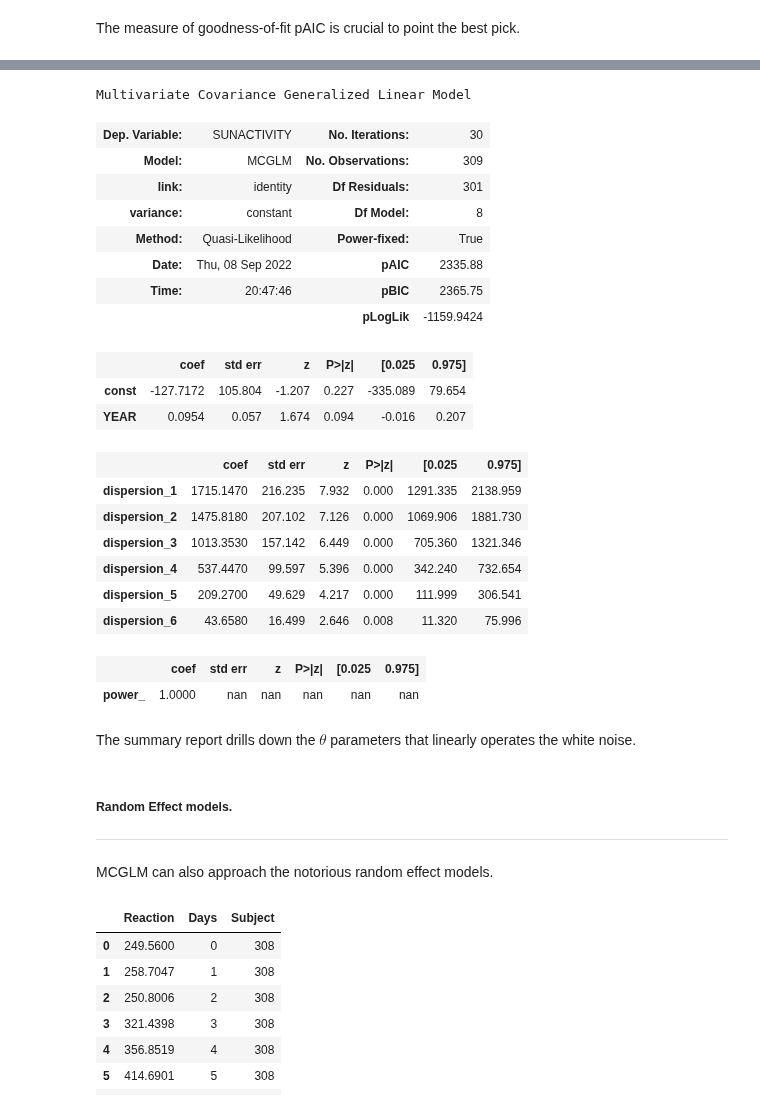
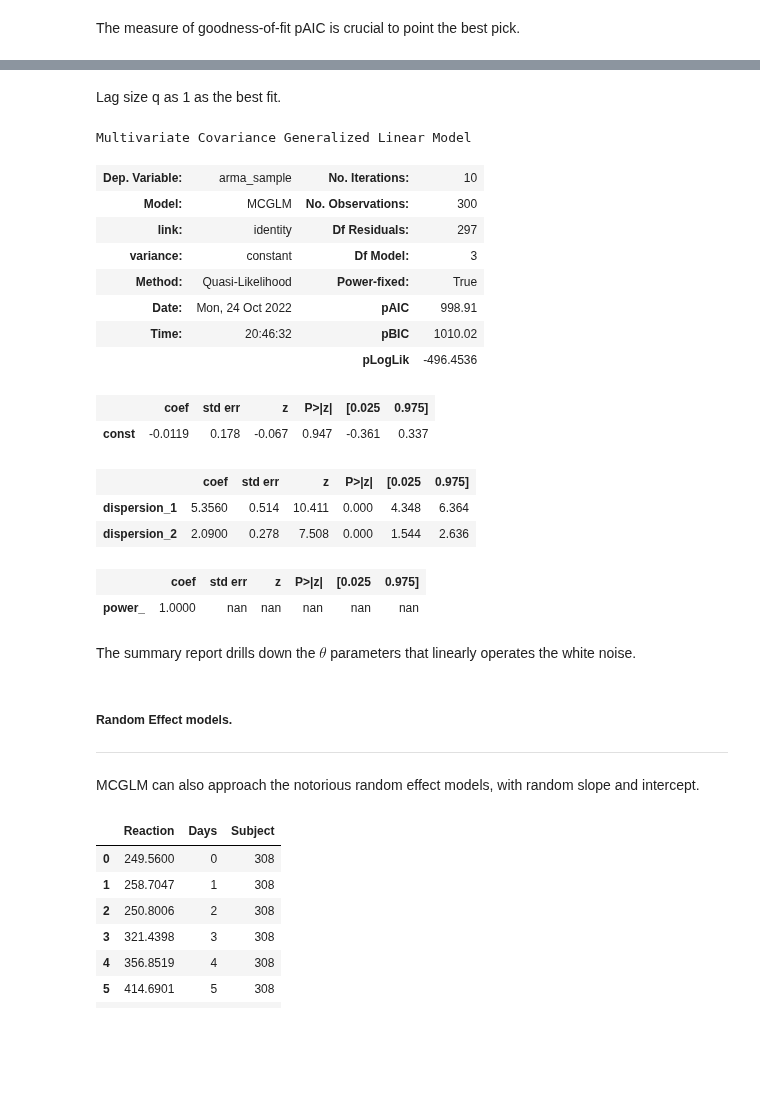
Before and after one commit to jeancmaia/mcglm, a Jupyter notebook: nbks/tutorial_mcglm.ipynb, the cells around one changed output, grey strips where cells are left out. Saved outputs shown, nothing was run; the diff lists cells and outputs as text; code cells hidden in the pictures; blank space fills up the shorter version.

Commit message:
Attribute and Variance

```diff
--- a/nbks/tutorial_mcglm.ipynb
+++ b/nbks/tutorial_mcglm.ipynb
@@ -484,0 +419,13 @@ plt.show()
+# %%
+from statsmodels.tsa.arima_process import ArmaProcess
+
+arma_obj = ArmaProcess(ar=[1], ma=[1, 2])
+arma_sample = arma_obj.generate_sample(nsample=300)
+
+data = pd.DataFrame()
+data["arma_sample"] = arma_sample
+data["index"] = list(range(0, 300))
+data = add_constant(data)
+
+X = data[["const"]]
+y = data["arma_sample"]
@@ -485,13 +439,13 @@ plt.show()
 # %% [markdown]
 The measure of goodness-of-fit pAIC is crucial to point the best pick.
 # %%
-one_order = [mc_id(X), mc_ma(id="const", time="YEAR", data=X, order=1)]
-two_order = [*one_order, mc_ma(id="const", time="YEAR", data=X, order=2)]
-three_order = [*two_order, mc_ma(id="const", time="YEAR", data=X, order=3)]
-four_order = [*three_order, mc_ma(id="const", time="YEAR", data=X, order=4)]
-five_order = [*four_order, mc_ma(id="const", time="YEAR", data=X, order=5)]
-six_order = [*five_order, mc_ma(id="const", time="YEAR", data=X, order=6)]
-seven_order = [*six_order, mc_ma(id="const", time="YEAR", data=X, order=7)]
+one_order = [mc_id(X), mc_ma(id="const", time="index", data=data, order=1)]
+two_order = [*one_order, mc_ma(id="const", time="index", data=data, order=2)]
+three_order = [*two_order, mc_ma(id="const", time="index", data=data, order=3)]
+four_order = [*three_order, mc_ma(id="const", time="index", data=data, order=4)]
+five_order = [*four_order, mc_ma(id="const", time="index", data=data, order=5)]
+six_order = [*five_order, mc_ma(id="const", time="index", data=data, order=6)]
+seven_order = [*six_order, mc_ma(id="const", time="index", data=data, order=7)]
 # %%
 for index, order in enumerate(
     [one_order, two_order, three_order, four_order, five_order, six_order, seven_order]
@@ -510,26 +464,23 @@ q value:  7 , paic:  2336.69
+# %% [markdown]
+Lag size q as 1 as the best fit.
 # %%
-modelresults = MCGLM(y, X, five_order).fit()
+modelresults = MCGLM(y, X, one_order).fit()
 modelresults.summary()
 # %% [output]
 Multivariate Covariance Generalized Linear Model
-| Dep. Variable: | SUNACTIVITY | No. Iterations: | 30 |
-| Model: | MCGLM | No. Observations: | 309 |
-| link: | identity | Df Residuals: | 301 |
-| variance: | constant | Df Model: | 8 |
+| Dep. Variable: | arma_sample | No. Iterations: | 10 |
+| Model: | MCGLM | No. Observations: | 300 |
+| link: | identity | Df Residuals: | 297 |
+| variance: | constant | Df Model: | 3 |
 | Method: | Quasi-Likelihood | Power-fixed: | True |
-| Date: | Thu, 08 Sep 2022 | pAIC | 2335.88 |
-| Time: | 20:47:46 | pBIC | 2365.75 |
-|  |  | pLogLik | -1159.9424 |
+| Date: | Mon, 24 Oct 2022 | pAIC | 998.91 |
+| Time: | 20:46:32 | pBIC | 1010.02 |
+|  |  | pLogLik | -496.4536 |
 |  | coef | std err | z | P>|z| | [0.025 | 0.975] |
-| const | -127.7172 | 105.804 | -1.207 | 0.227 | -335.089 | 79.654 |
-| YEAR | 0.0954 | 0.057 | 1.674 | 0.094 | -0.016 | 0.207 |
+| const | -0.0119 | 0.178 | -0.067 | 0.947 | -0.361 | 0.337 |
 |  | coef | std err | z | P>|z| | [0.025 | 0.975] |
-| dispersion_1 | 1715.1470 | 216.235 | 7.932 | 0.000 | 1291.335 | 2138.959 |
-| dispersion_2 | 1475.8180 | 207.102 | 7.126 | 0.000 | 1069.906 | 1881.730 |
-| dispersion_3 | 1013.3530 | 157.142 | 6.449 | 0.000 | 705.360 | 1321.346 |
-| dispersion_4 | 537.4470 | 99.597 | 5.396 | 0.000 | 342.240 | 732.654 |
-| dispersion_5 | 209.2700 | 49.629 | 4.217 | 0.000 | 111.999 | 306.541 |
-| dispersion_6 | 43.6580 | 16.499 | 2.646 | 0.008 | 11.320 | 75.996 |
+| dispersion_1 | 5.3560 | 0.514 | 10.411 | 0.000 | 4.348 | 6.364 |
+| dispersion_2 | 2.0900 | 0.278 | 7.508 | 0.000 | 1.544 | 2.636 |
 |  | coef | std err | z | P>|z| | [0.025 | 0.975] |
 | power_ | 1.0000 | nan | nan | nan | nan | nan |
 # %% [markdown]
@@ -538,7 +489,7 @@ The summary report drills down the $\theta$ parameters that linearly operates th
 ##### Random Effect models.
 -------------
 
-MCGLM can also approach the notorious random effect models.
+MCGLM can also approach the notorious random effect models, with random slope and intercept.
 # %%
 # Top 10 cells to get an intuition about data.
 sleepstudy = pd.read_csv(
```
Also changed, not shown: parts of 32 cells of this notebook, 7 other files.
